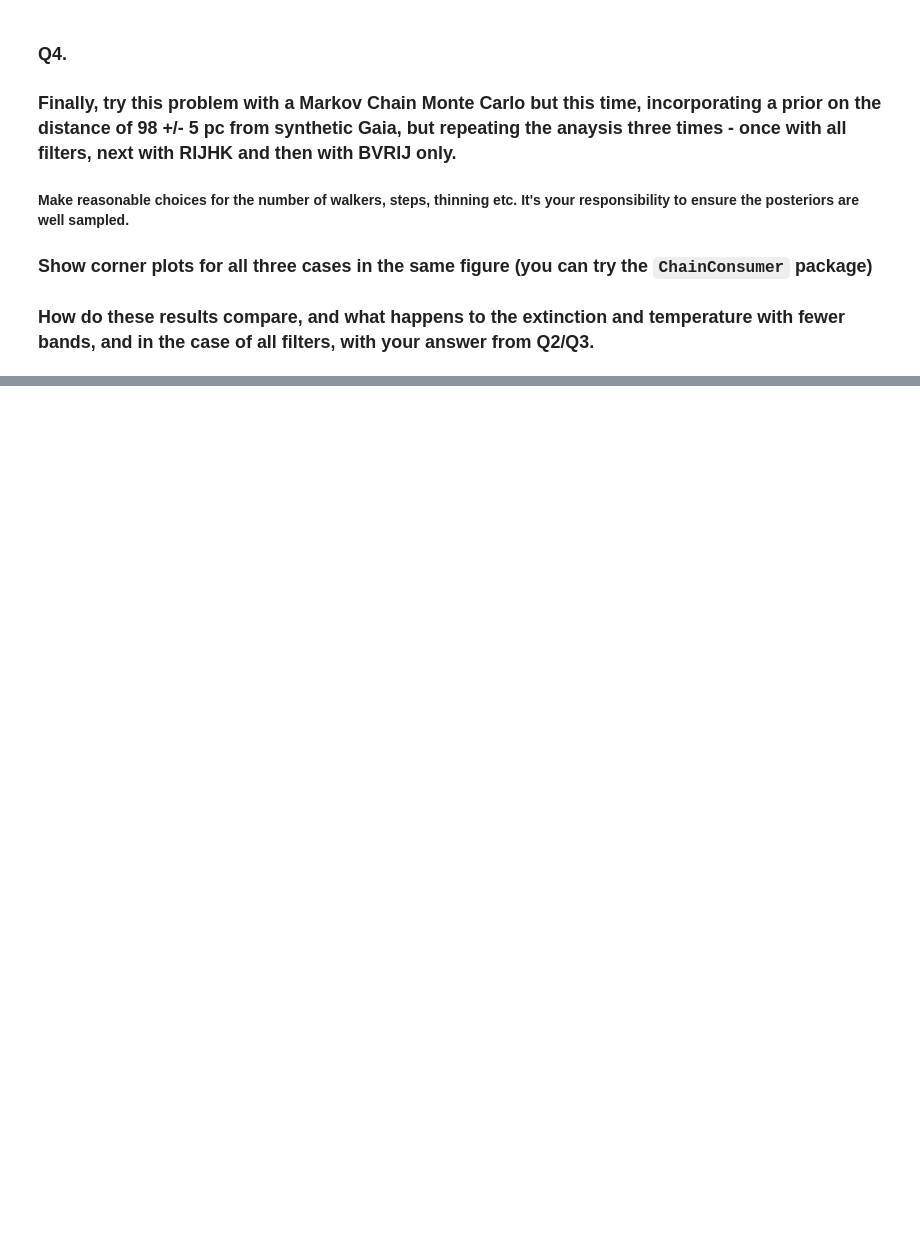
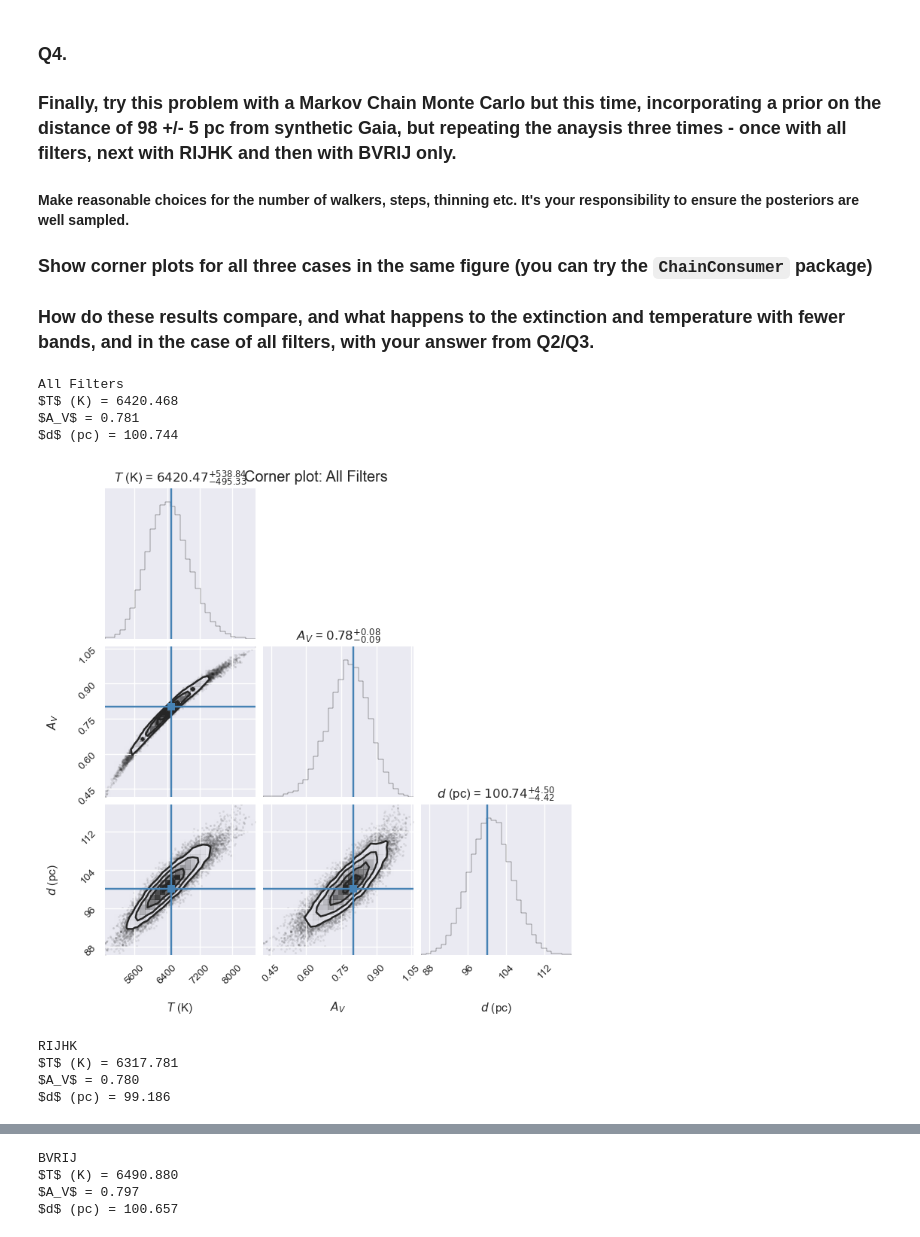
Before and after one commit to aher4/ShatakshiAher_ast496_2025_Fall, a Jupyter notebook: homework/Varun Satish/midterm/Midterm.ipynb, the cells around one changed output, grey strips where cells are left out. Cells and saved outputs as stored; diff of their text form; code cells hidden in the pictures; blank space fills up the shorter version.

```diff
--- a/homework/Varun Satish/midterm/Midterm.ipynb
+++ b/homework/Varun Satish/midterm/Midterm.ipynb
@@ -163,5 +281,68 @@ initial_guess = [5500, 0.5, 75]  # Temperature, A_V, Distance
 ### Show corner plots for all three cases in the same figure (you can try the `ChainConsumer` package)
 
 ### How do these results compare, and what happens to the extinction and temperature with fewer bands, and in the case of all filters, with your answer from Q2/Q3.
+# %%
+def log_prior(theta):
+    T, A_V, d = theta
+    if 3000 < T < 10000 and 0 < A_V < 3 and 80 < d < 120:
+        return -0.5 * ((d - 98)/5)**2
+    return -np.inf
+
+def log_posterior(theta, selected_filters, m_obs, m_err):
+    lp = log_prior(theta)
+    if not np.isfinite(lp):
+        return -np.inf
+    return lp - neg_log_likelihood(theta, selected_filters, m_obs, m_err)
 # %%
-### YOUR ANSWER HERE
+sets = {
+    "All Filters": filter_names,
+    "RIJHK": ["R", "I", "J", "H", "K"],
+    "BVRIJ": ["B", "V", "R", "I", "J"]
+}
+
+nwalkers = 50
+nsteps = 5000
+ndim = 3
+
+labels = [r"$T$ (K)", r"$A_V$", r"$d$ (pc)"]
+truths = [TRUE_TEMP, TRUE_A_V, TRUE_DISTANCE]
+colors = ["#1f77b4", "#ff7f0e", "#2ca02c"]
+
+for label, subset in sets.items():
+
+    m_obs_sub = np.array([synthetic_star[f]["magnitude"] for f in subset])
+    m_err_sub = np.array([synthetic_star[f]["error"] for f in subset])
+
+    def log_post_sub(theta):
+        return log_posterior(theta, {f: filters[f] for f in subset}, m_obs_sub, m_err_sub)
+
+    pos = answer.x + 1e-1 * np.random.randn(nwalkers, ndim)
+    sampler = emcee.EnsembleSampler(nwalkers, ndim, log_post_sub)
+    sampler.run_mcmc(pos, nsteps)
+
+    samples = sampler.get_chain(discard=1000, thin=10, flat=True)
+    print(label)
+    for i in range(len(samples[0])):
+        mcmc = np.percentile(samples[:, i], [16, 50, 84])
+        print(f"{labels[i]} = {mcmc[1]:.3f}")
+
+    fig = corner.corner(
+        samples,
+        labels=labels,
+        truths=truths,
+        show_titles=True,
+        title_fmt=".2f",
+        bins=30,
+    )
+    plt.suptitle(f"Corner plot: {label}")
+    plt.show()
+# %% [output]
+All Filters
+$T$ (K) = 6420.468
+$A_V$ = 0.781
+$d$ (pc) = 100.744
+[figure, added]
+RIJHK
+$T$ (K) = 6317.781
+$A_V$ = 0.780
+$d$ (pc) = 99.186
@@ -167,0 +350,4 @@ initial_guess = [5500, 0.5, 75]  # Temperature, A_V, Distance
+BVRIJ
+$T$ (K) = 6490.880
+$A_V$ = 0.797
+$d$ (pc) = 100.657
```
Also changed, not shown: parts of 10 cells of this notebook.
